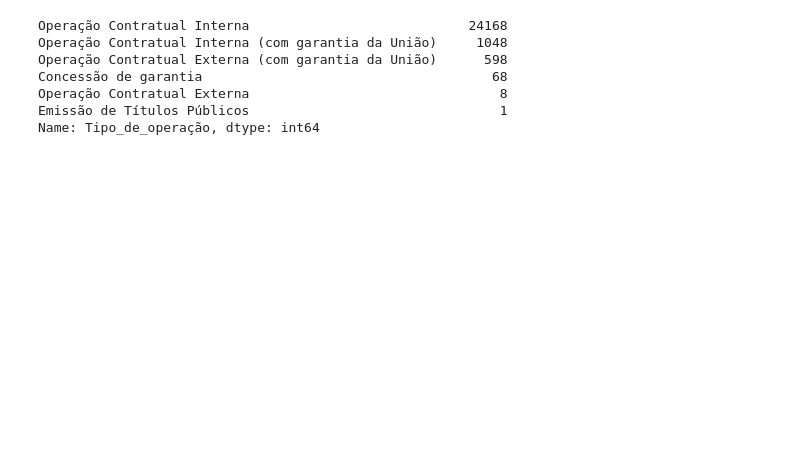
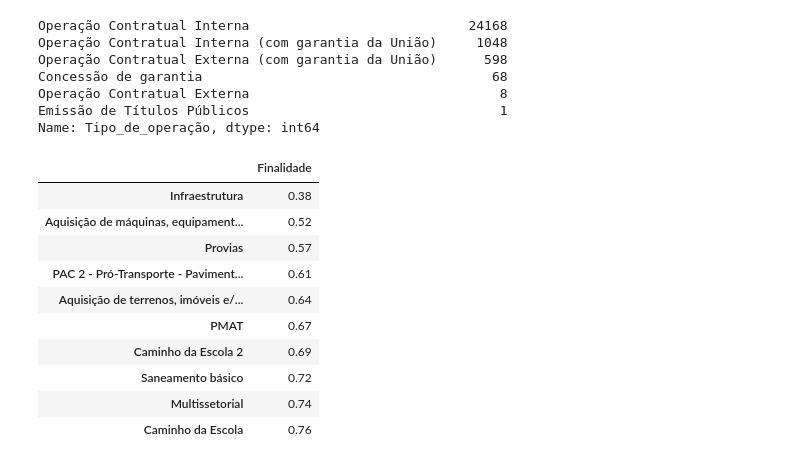
Before and after one commit to giovxna/case-economia, a Jupyter notebook: analise_exploratoria_emprestimos_publicos.ipynb, the cells around one changed output. Cells and saved outputs as stored; diff of their text form; code cells hidden in the pictures; blank space fills up the shorter version.

```diff
--- a/analise_exploratoria_emprestimos_publicos.ipynb
+++ b/analise_exploratoria_emprestimos_publicos.ipynb
@@ -223,3 +204,17 @@ Concessão de garantia                                     68
 Operação Contratual Externa                                8
 Emissão de Títulos Públicos                                1
 Name: Tipo_de_operação, dtype: int64
+# %%
+pd.DataFrame( base.Finalidade.value_counts( normalize=True ).cumsum() ).head(10)
+# %% [output]
+|  | Finalidade |
+| Infraestrutura | 0.38 |
+| Aquisição de máquinas, equipament... | 0.52 |
+| Provias | 0.57 |
+| PAC 2 - Pró-Transporte - Paviment... | 0.61 |
+| Aquisição de terrenos, imóveis e/... | 0.64 |
+| PMAT | 0.67 |
+| Caminho da Escola 2 | 0.69 |
+| Saneamento básico | 0.72 |
+| Multissetorial | 0.74 |
+| Caminho da Escola | 0.76 |
```
Also changed, not shown: parts of 5 cells of this notebook.
